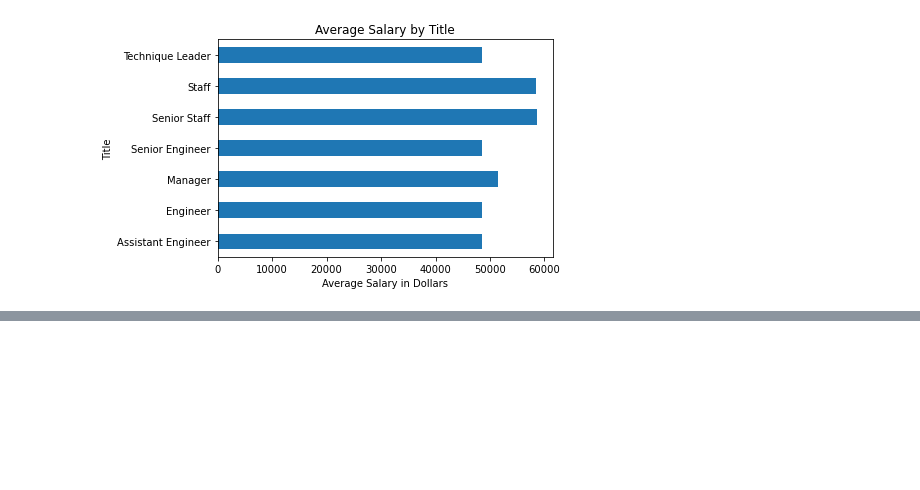
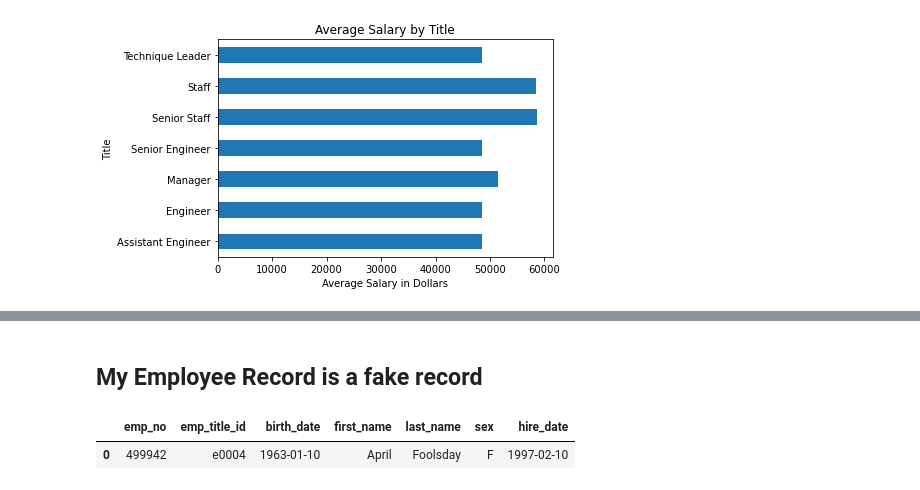
Before and after one commit to mmarange/sql-challenge, a Jupyter notebook: SQL challenge/EmployeeSQL/EmployeeSQL.ipynb, the cells around one changed output, grey strips where cells are left out. Cells and saved outputs as stored; diff of their text form; code cells hidden in the pictures; blank space fills up the shorter version.

```diff
--- a/SQL challenge/EmployeeSQL/EmployeeSQL.ipynb
+++ b/SQL challenge/EmployeeSQL/EmployeeSQL.ipynb
@@ -141,0 +138,9 @@ Object `plt.loc` not found.
+# %% [markdown]
+## My Employee Record is a fake record
+# %%
+#My Employee number
+my_employee_record_db = pd.read_sql("select * from employees where emp_no = '499942'", conn)
+my_employee_record_db
+# %% [output]
+|  | emp_no | emp_title_id | birth_date | first_name | last_name | sex | hire_date |
+| 0 | 499942 | e0004 | 1963-01-10 | April | Foolsday | F | 1997-02-10 |
```
Also changed, not shown: parts of 2 cells of this notebook, 1 other file.
